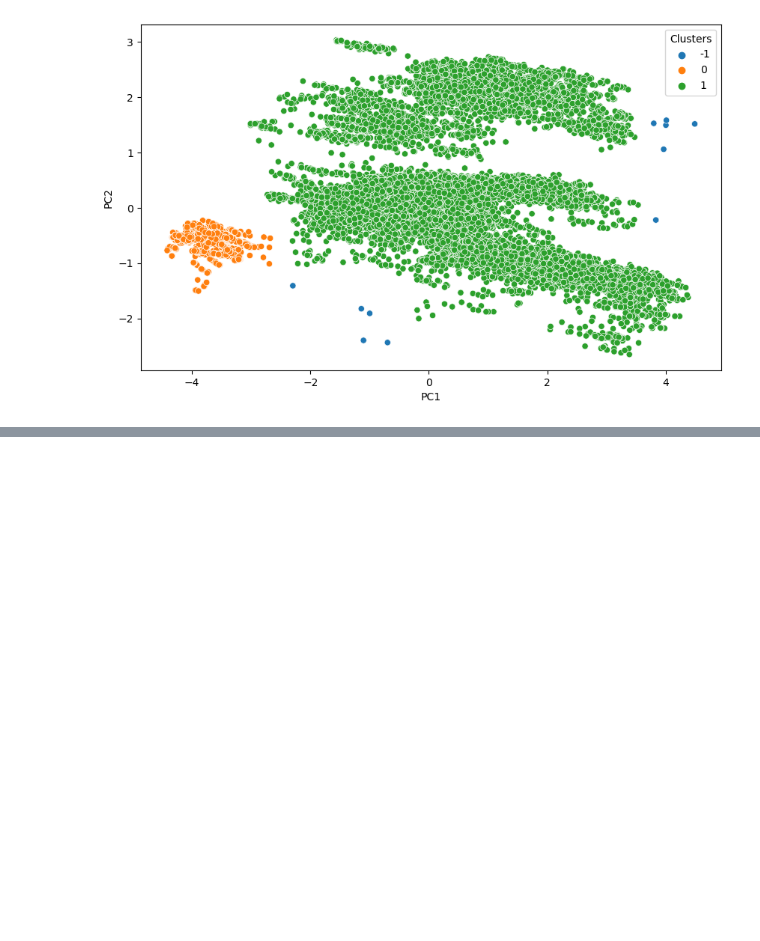
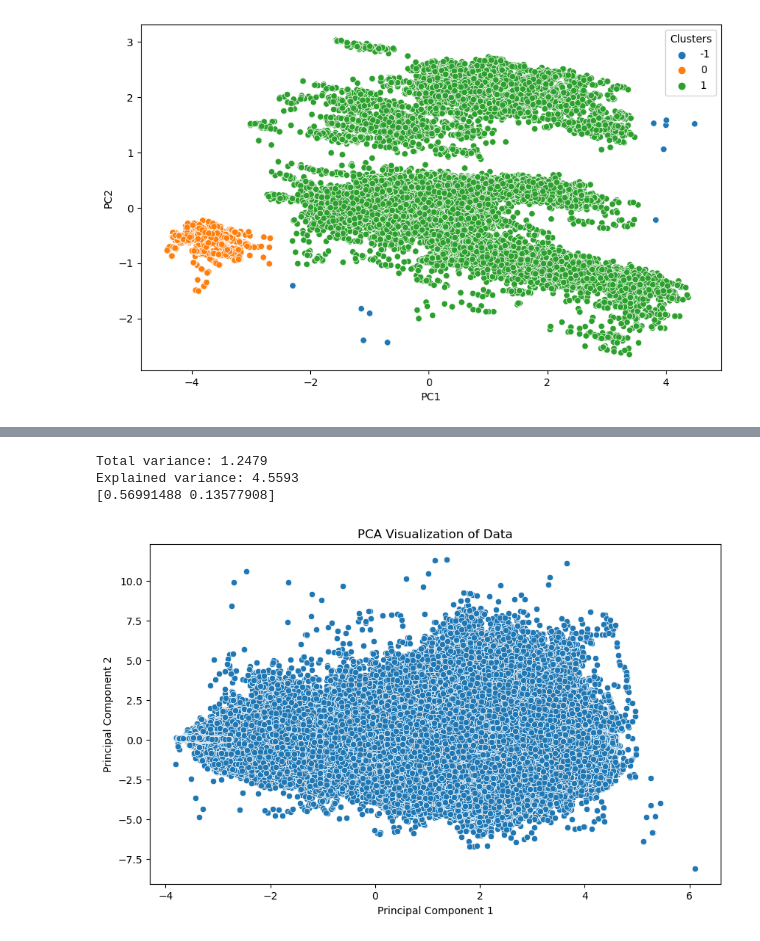
Before and after one commit to sienkozuzanna/ml-activity-detection, a Jupyter notebook: features engineering/feature_engineering_pipelines.ipynb, the cells around one changed output, grey strips where cells are left out. Saved outputs shown, nothing was run; the diff lists cells and outputs as text; code cells hidden in the pictures; blank space fills up the shorter version.

```diff
--- a/features engineering/feature_engineering_pipelines.ipynb
+++ b/features engineering/feature_engineering_pipelines.ipynb
@@ -174,6 +174,6 @@ class AverageSpeedTransformer(BaseEstimator, TransformerMixin):
 
     def transform(self, X):
         columns_to_average = X.filter(like=self.keyword).columns
-        X['seconds_elapsed_time'] = X[columns_to_average].mean(axis=1)
+        X['speed'] = X[columns_to_average].mean(axis=1)
         X = X.drop(columns=columns_to_average)
         return X
@@ -540,0 +643,51 @@ plt.show()
+# %%
+group_pca_results_2 = pd.DataFrame()
+for group_name, columns in devices_2.items():
+    pipeline = Pipeline([
+        ('outlier_handler', OutlierHandlerTransformer(columns=['speedAccuracy_location',
+                                          'horizontalAccuracy_location',
+                                          'verticalAccuracy_location',
+                                          'speed_location',
+                                          'speedAccuracy_location_gps',
+                                          'verticalAccuracy_location_gps',
+                                          'horizontalAccuracy_location_gps',
+                                          'altitude_location_network',
+                                          'verticalAccuracy_location_network',
+                                          'horizontalAccuracy_location_network',
+                                          'altitude_location_network'])),
+        ('selector', ColumnSelector_2(columns=columns)),
+        ('scaler', StandardScaler()),
+        ('pca', PCA(n_components=1))
+    ])
+
+    pca_result_2 = pipeline.fit_transform(X_train)
+    group_pca_results_2[group_name] = pca_result_2.flatten()
+    #temp_df = pd.DataFrame(pca_result, columns=[f"{group_name}_pca1", f"{group_name}_pca2"])
+    #group_pca_results = pd.concat([group_pca_results, temp_df], axis=1)
+# %%
+pca_per_device_2 = PCA(n_components=2)
+
+final_pca_pipeline_2 = Pipeline([
+    ('scaler', StandardScaler()),
+    ('final_pca', pca_per_device_2)
+])
+# %%
+final_pca_transformed_2 = final_pca_pipeline_2.fit_transform(group_pca_results_2)
+final_pca_df_2 = pd.DataFrame(final_pca_transformed_2, columns=['PC1', 'PC2'])
+# %%
+print(f'Total variance: {np.sqrt(np.std(group_pca_results_2)).iloc[0]:.4f}')
+print(f'Explained variance: {pca_per_device_2.explained_variance_[0]:.4f}')
+print(pca_per_device_2.explained_variance_ratio_)
+# %% [output]
+Total variance: 1.2479
+Explained variance: 4.5593
+[0.56991488 0.13577908]
+# %%
+plt.figure(figsize=(10, 6))
+sns.scatterplot(x='PC1', y='PC2', data=final_pca_df_2)
+plt.title('PCA Visualization of Data')
+plt.xlabel('Principal Component 1')
+plt.ylabel('Principal Component 2')
+plt.show()
+# %% [output]
+[figure, added]
```
Also changed, not shown: parts of 28 cells of this notebook.
